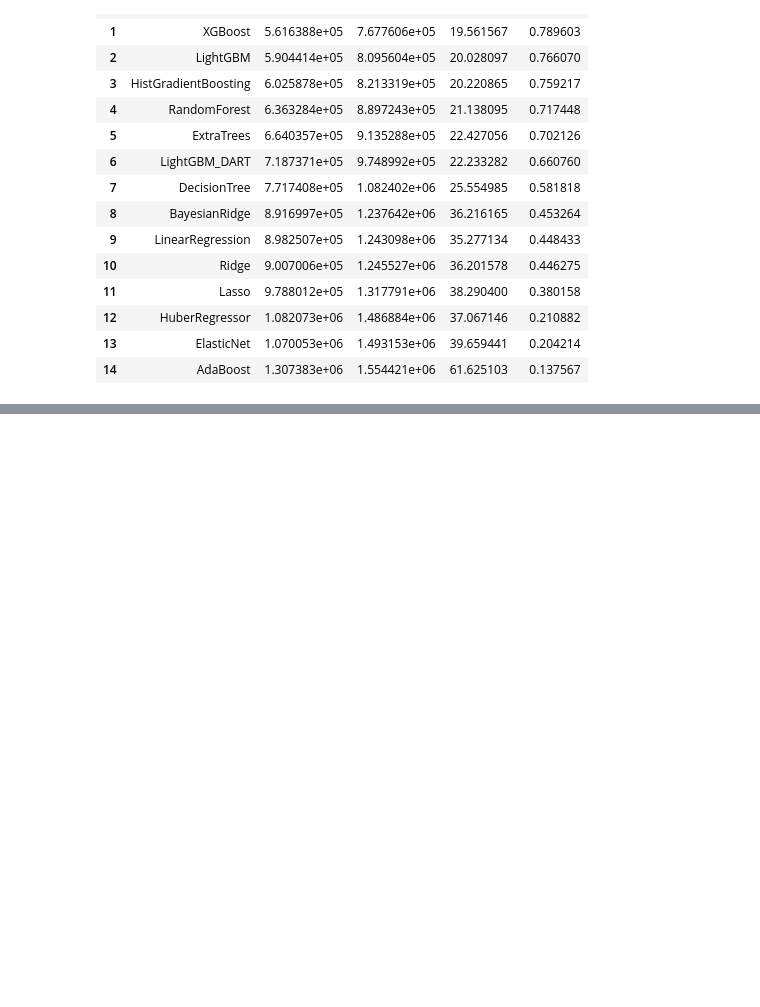
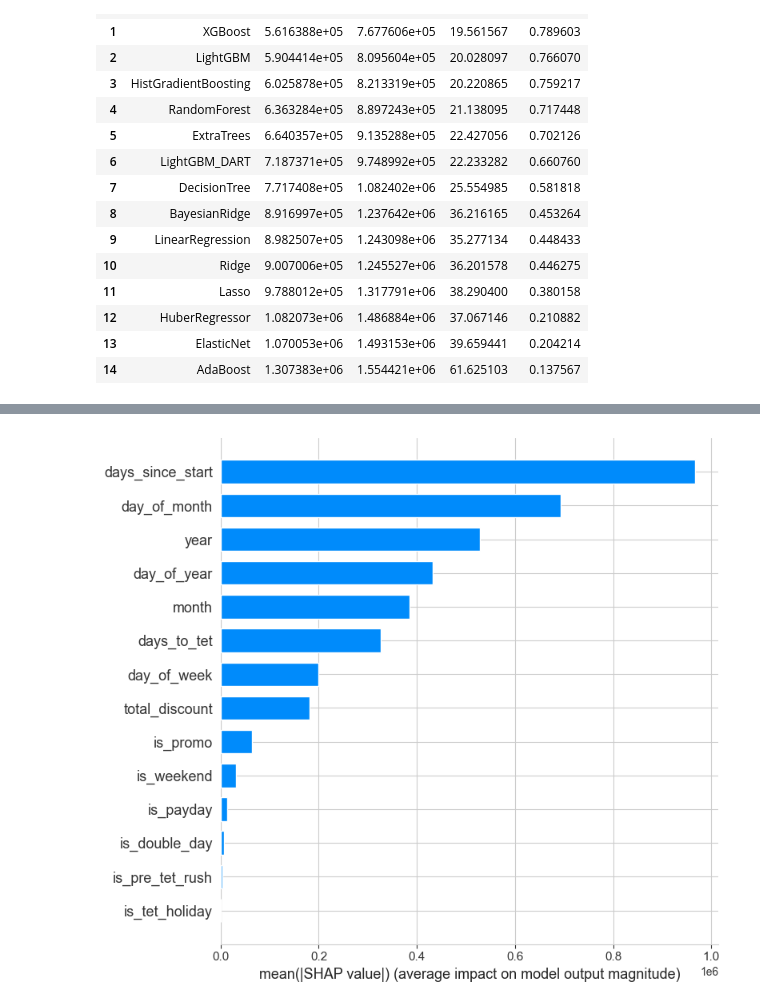
Before and after one commit to anhthu0910/vimchanhxa-datathon, a Jupyter notebook: notebooks/07_ML_.ipynb, the cells around one changed output, grey strips where cells are left out. Cells and saved outputs as stored; diff of their text form; code cells hidden in the pictures; blank space fills up the shorter version.

```diff
--- a/notebooks/07_ML_.ipynb
+++ b/notebooks/07_ML_.ipynb
@@ -109,0 +128,4 @@ Done: CatBoost
+# %%
+plot_shap_bar(model, val_result, features)
+# %% [output]
+[figure, added]
```
Also changed, not shown: parts of 9 cells of this notebook, 2 other files.
